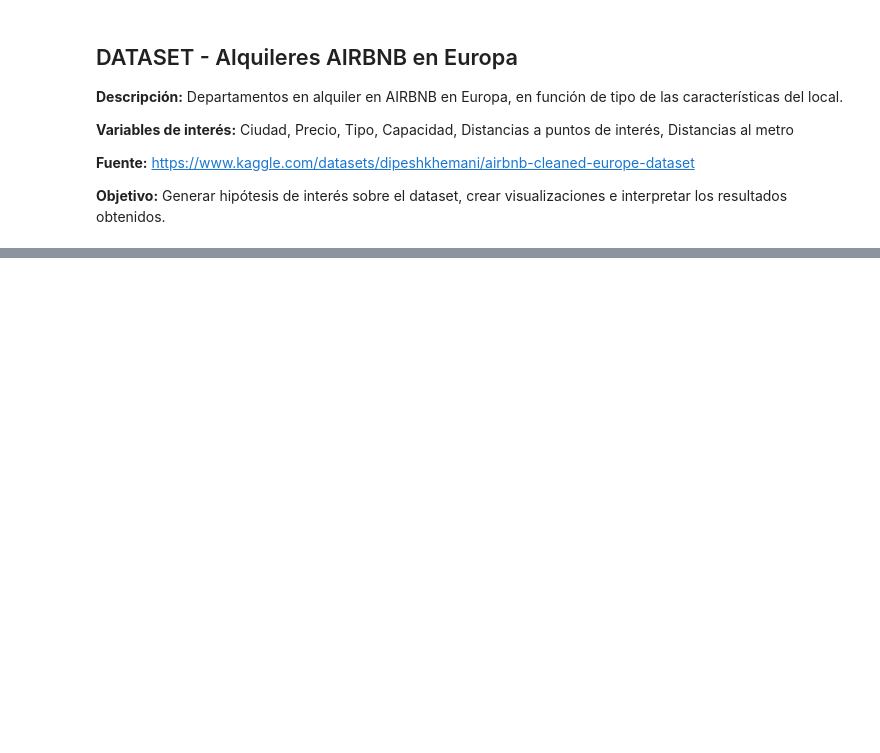
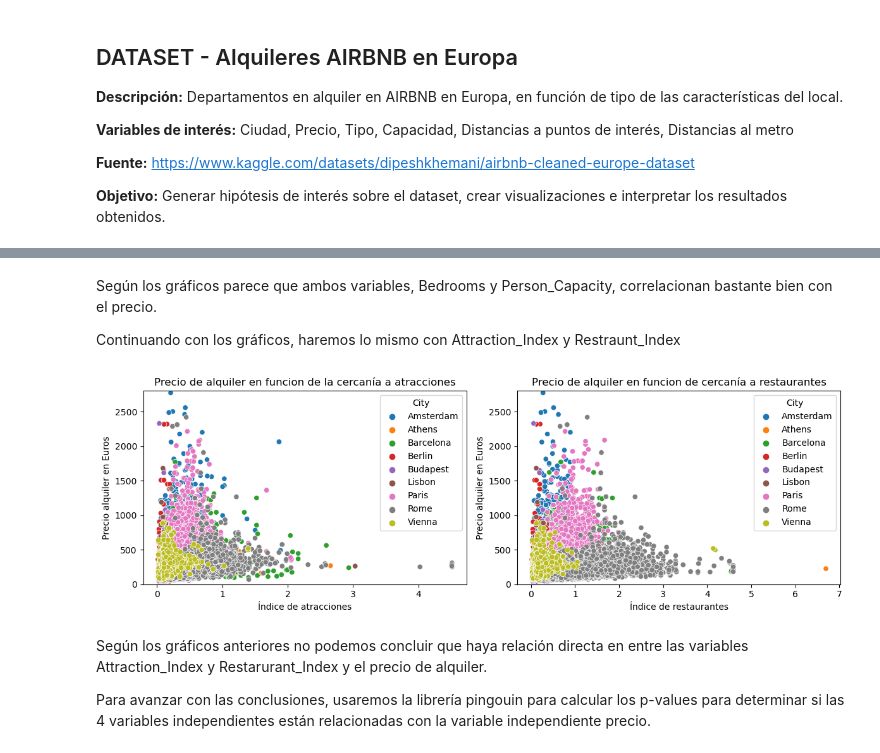
Before and after one commit to tekluis/CoderHouse, a Jupyter notebook: 3-PROYECTO_DS_PARTEI_TEK.ipynb, the cells around one changed output, grey strips where cells are left out. Cells and saved outputs as stored; diff of their text form; code cells hidden in the pictures; blank space fills up the shorter version.

Commit message:
Tercera entrega

```diff
--- a/3-PROYECTO_DS_PARTEI_TEK.ipynb
+++ b/3-PROYECTO_DS_PARTEI_TEK.ipynb
@@ -96,0 +115,23 @@ conteo.iloc[:,:1].rename(columns={'Price':'Cantidad'})
+# %% [markdown]
+Según los gráficos parece que ambos variables, Bedrooms y Person_Capacity, correlacionan bastante bien con el precio.
+
+Continuando con los gráficos, haremos lo mismo con Attraction_Index y Restraunt_Index
+# %%
+fig, ax = plt.subplots(1,2,figsize=(12,4))
+
+sns.scatterplot(data=df, y='Price', x='Attraction_Index', hue='City',ax=ax[0])
+ax[0].set(title='Precio de alquiler en funcion de la cercanía a atracciones', xlabel='Índice de atracciones',
+       ylabel='Precio alquiler en Euros', ylim=(0,2800))
+
+sns.scatterplot(data=df, y='Price', x='Restraunt_Index', hue='City', ax=ax[1])
+ax[1].set(title='Precio de alquiler en funcion de cercanía a restaurantes', xlabel='Índice de restaurantes',
+       ylabel='Precio alquiler en Euros', ylim=(0,2800))
+
+plt.tight_layout()
+plt.show()
+# %% [output]
+[figure, added]
+# %% [markdown]
+Según los gráficos anteriores no podemos concluir que haya relación directa en entre las variables Attraction_Index y Restarurant_Index y el precio de alquiler.
+
+Para avanzar con las conclusiones, usaremos la librería pingouin para calcular los p-values para determinar si las 4 variables independientes están relacionadas con la variable independiente precio.
```
Also changed, not shown: parts of 22 cells of this notebook.
